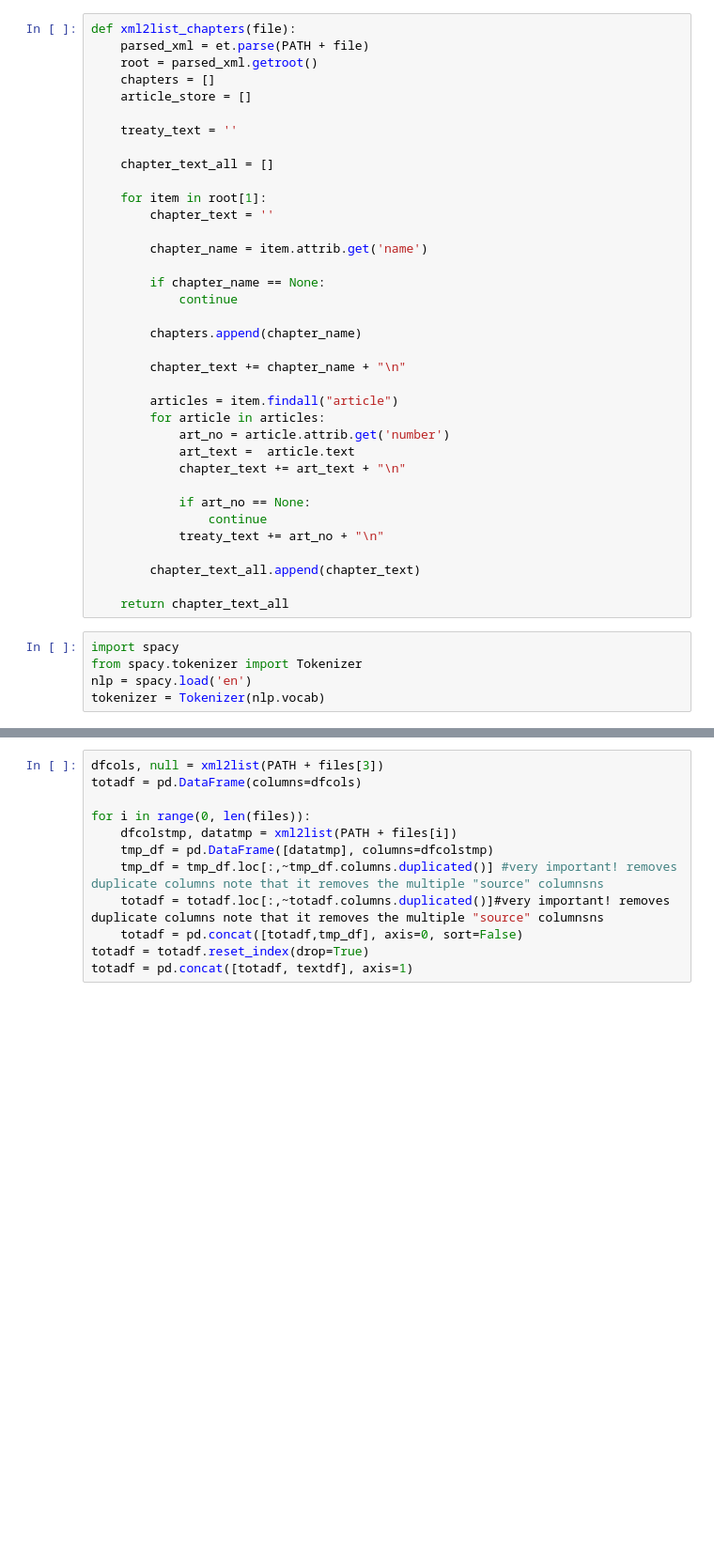
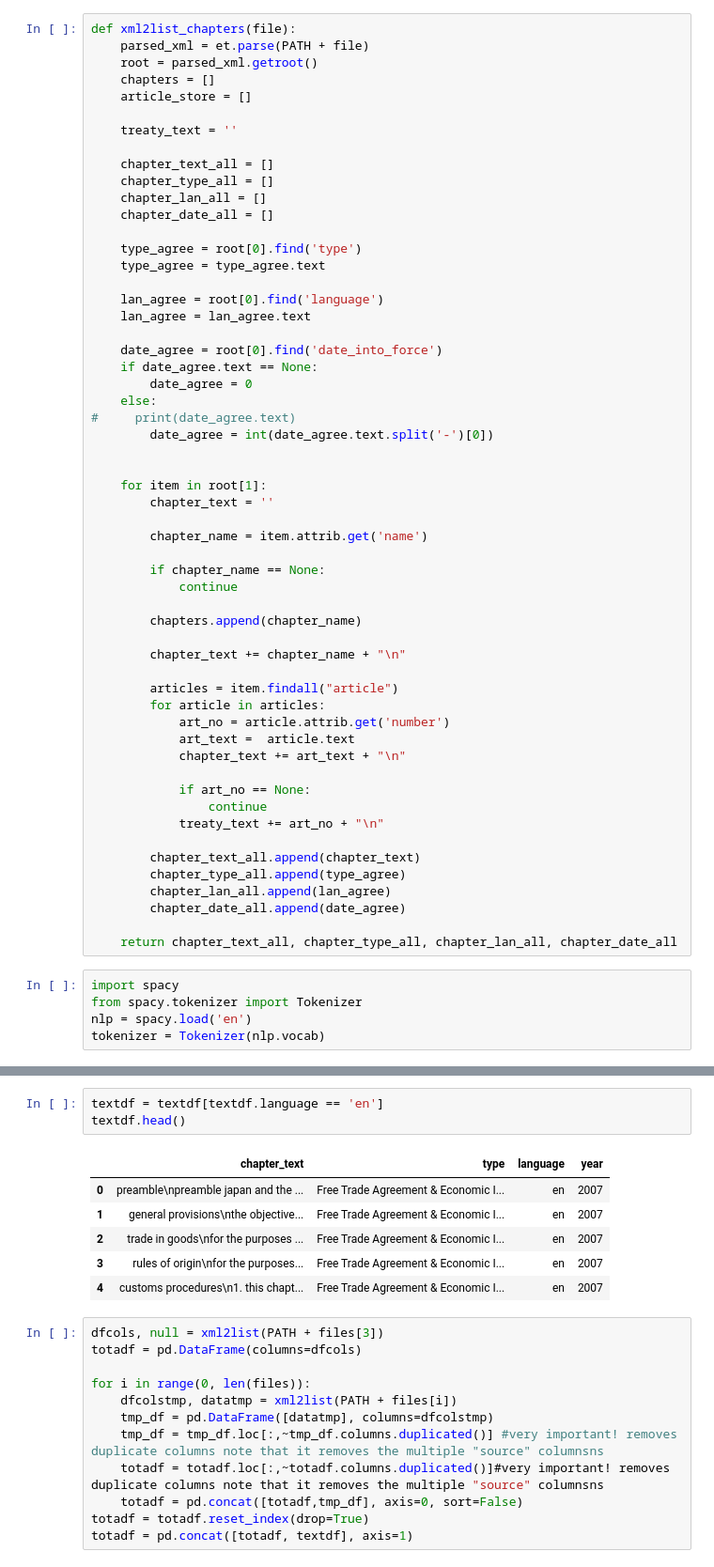
Before and after one commit to OllieFord/DS4D-Trade-Agreement-Project, a Jupyter notebook: Visualisations/ChapterClustering.ipynb, the cells around one changed output, grey strips where cells are left out. Shown: that part at 94% size. Drawn from its saved outputs; the diff is of its cells as text; blank space fills up the shorter version.

```diff
--- a/Visualisations/ChapterClustering.ipynb
+++ b/Visualisations/ChapterClustering.ipynb
@@ -119,6 +119,23 @@ def xml2list_chapters(file):
     treaty_text = ''
 
     chapter_text_all = []
+    chapter_type_all = []
+    chapter_lan_all = []
+    chapter_date_all = []
+
+    type_agree = root[0].find('type')
+    type_agree = type_agree.text
+
+    lan_agree = root[0].find('language')
+    lan_agree = lan_agree.text
+
+    date_agree = root[0].find('date_into_force')
+    if date_agree.text == None:
+        date_agree = 0
+    else:
+#     print(date_agree.text)
+        date_agree = int(date_agree.text.split('-')[0])
+
 
     for item in root[1]:
         chapter_text = ''
@@ -143,8 +160,11 @@ def xml2list_chapters(file):
             treaty_text += art_no + "\n"
 
         chapter_text_all.append(chapter_text)
+        chapter_type_all.append(type_agree)
+        chapter_lan_all.append(lan_agree)
+        chapter_date_all.append(date_agree)
 
-    return chapter_text_all
+    return chapter_text_all, chapter_type_all, chapter_lan_all, chapter_date_all
 # %%
 import spacy
 from spacy.tokenizer import Tokenizer
@@ -167,3 +196,13 @@ textdf["chapter_text"] = t_txt
+# %%
+textdf = textdf[textdf.language == 'en']
+textdf.head()
+# %% [output]
+|  | chapter_text | type | language | year |
+| 0 | preamble\npreamble japan and the ... | Free Trade Agreement & Economic I... | en | 2007 |
+| 1 | general provisions\nthe objective... | Free Trade Agreement & Economic I... | en | 2007 |
+| 2 | trade in goods\nfor the purposes ... | Free Trade Agreement & Economic I... | en | 2007 |
+| 3 | rules of origin\nfor the purposes... | Free Trade Agreement & Economic I... | en | 2007 |
+| 4 | customs procedures\n1. this chapt... | Free Trade Agreement & Economic I... | en | 2007 |
 # %%
 dfcols, null = xml2list(PATH + files[3])
 totadf = pd.DataFrame(columns=dfcols)
```
Also changed, not shown: parts of 3 cells of this notebook, 1 other file.
